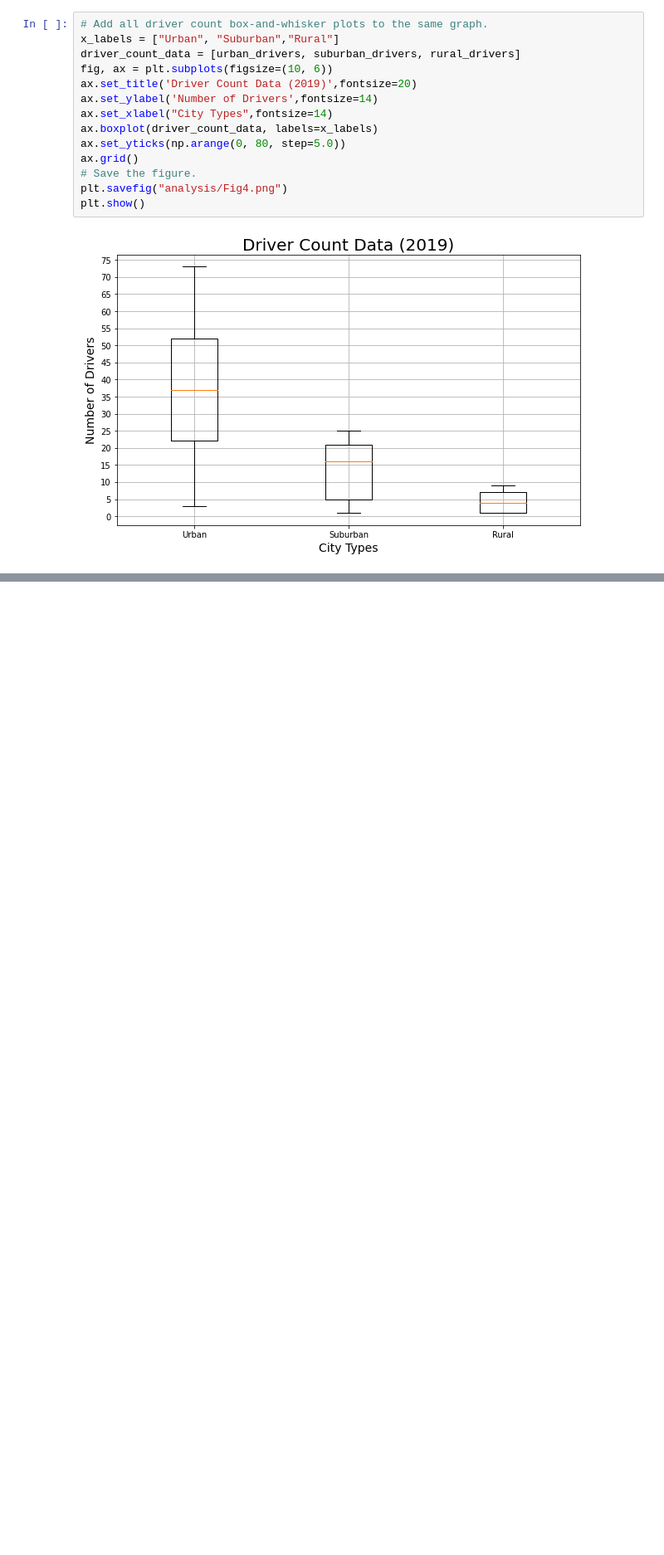
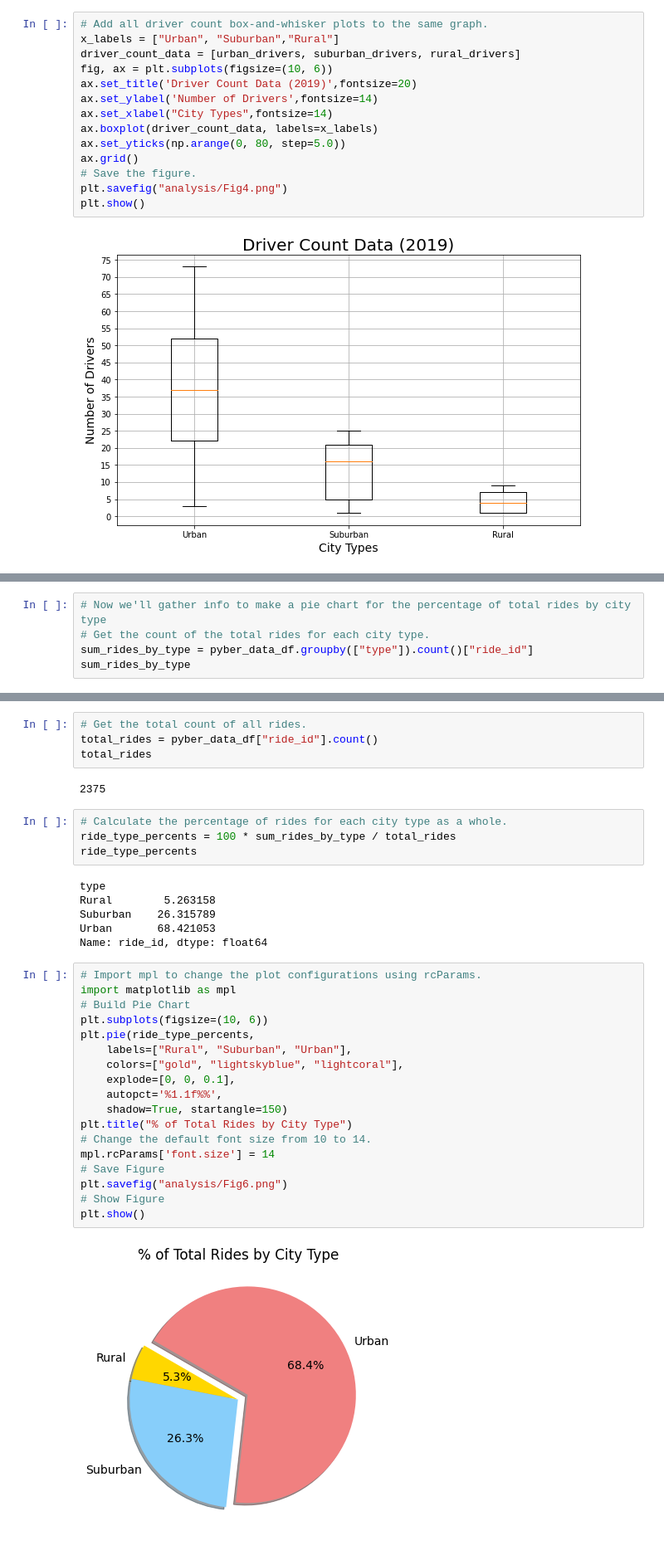
Before and after one commit to HMojadidi/PyBer_Analysis, a Jupyter notebook: PyBer.ipynb, the cells around one changed output, grey strips where cells are left out. Shown at 83% size. Cells and saved outputs as stored; diff of their text form; blank space fills up the shorter version.

```diff
--- a/PyBer.ipynb
+++ b/PyBer.ipynb
@@ -952,0 +1019,5 @@ plt.show()
+# %%
+# Now we'll gather info to make a pie chart for the percentage of total rides by city type
+# Get the count of the total rides for each city type.
+sum_rides_by_type = pyber_data_df.groupby(["type"]).count()["ride_id"]
+sum_rides_by_type
@@ -952,0 +1030,36 @@ plt.show()
+# %%
+# Get the total count of all rides.
+total_rides = pyber_data_df["ride_id"].count()
+total_rides
+# %% [output]
+2375
+# %%
+# Calculate the percentage of rides for each city type as a whole.
+ride_type_percents = 100 * sum_rides_by_type / total_rides
+ride_type_percents
+# %% [output]
+type
+Rural        5.263158
+Suburban    26.315789
+Urban       68.421053
+Name: ride_id, dtype: float64
+# %%
+# Import mpl to change the plot configurations using rcParams.
+import matplotlib as mpl
+# Build Pie Chart
+plt.subplots(figsize=(10, 6))
+plt.pie(ride_type_percents,
+    labels=["Rural", "Suburban", "Urban"],
+    colors=["gold", "lightskyblue", "lightcoral"],
+    explode=[0, 0, 0.1],
+    autopct='%1.1f%%',
+    shadow=True, startangle=150)
+plt.title("% of Total Rides by City Type")
+# Change the default font size from 10 to 14.
+mpl.rcParams['font.size'] = 14
+# Save Figure
+plt.savefig("analysis/Fig6.png")
+# Show Figure
+plt.show()
+# %% [output]
+[figure, added]
```
Also changed, not shown: parts of 11 cells of this notebook, 3 other files.
